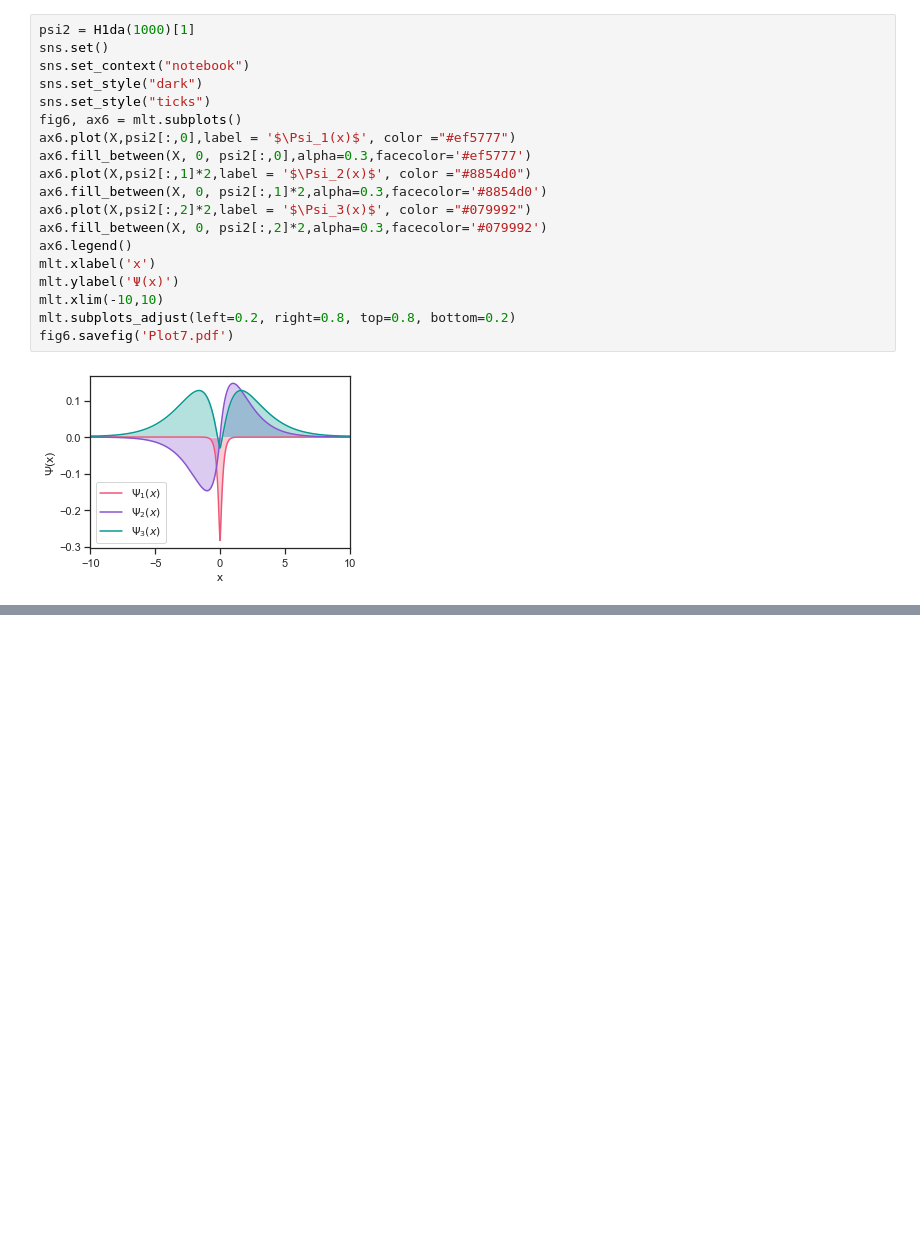
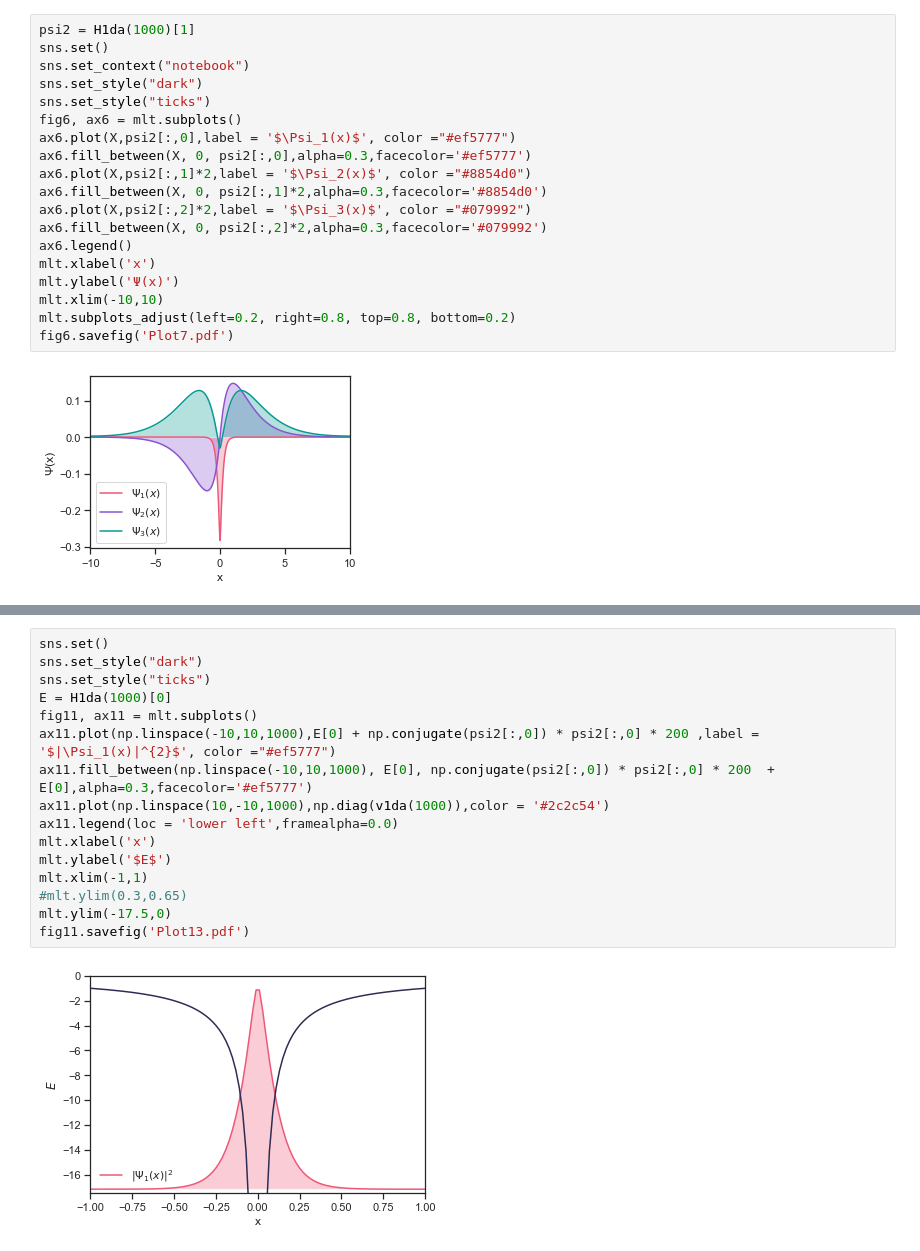
Before and after one commit to Rittik03/Quantum-Mechanics-With-Python, a Jupyter notebook: Article.ipynb, the cells around one changed output, grey strips where cells are left out. Saved outputs shown, nothing was run; the diff lists cells and outputs as text; blank space fills up the shorter version.

```diff
--- a/Article.ipynb
+++ b/Article.ipynb
@@ -372,0 +371,18 @@ fig7.savefig('Plot8.pdf')
+# %%
+sns.set()
+sns.set_style("dark")
+sns.set_style("ticks")
+E = H1da(1000)[0]
+fig11, ax11 = mlt.subplots()
+ax11.plot(np.linspace(-10,10,1000),E[0] + np.conjugate(psi2[:,0]) * psi2[:,0] * 200 ,label = '$|\Psi_1(x)|^{2}$', color ="#ef5777")
+ax11.fill_between(np.linspace(-10,10,1000), E[0], np.conjugate(psi2[:,0]) * psi2[:,0] * 200  + E[0],alpha=0.3,facecolor='#ef5777')
+ax11.plot(np.linspace(10,-10,1000),np.diag(v1da(1000)),color = '#2c2c54')
+ax11.legend(loc = 'lower left',framealpha=0.0)
+mlt.xlabel('x')
+mlt.ylabel('$E$')
+mlt.xlim(-1,1)
+#mlt.ylim(0.3,0.65)
+mlt.ylim(-17.5,0)
+fig11.savefig('Plot13.pdf')
+# %% [output]
+[figure, added]
```
Also changed, not shown: parts of 1 cell of this notebook.
